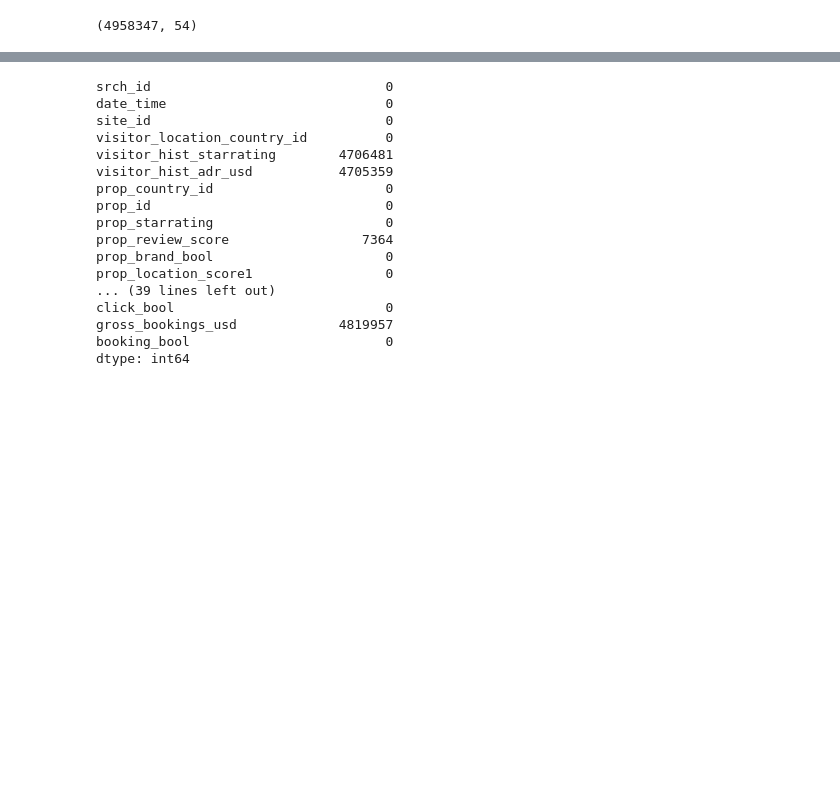
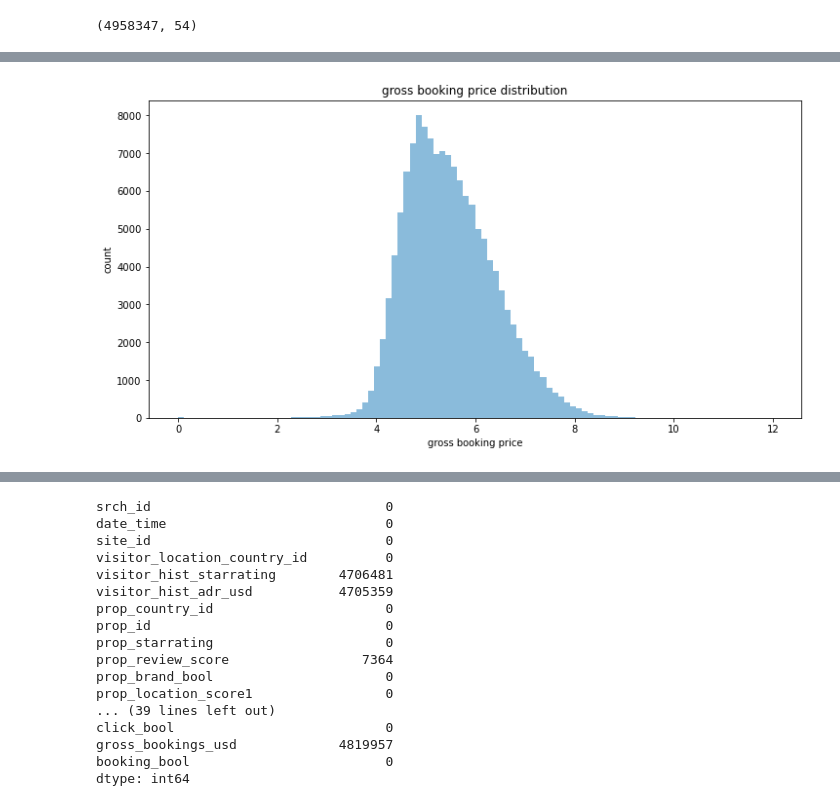
Before and after one commit to damla-jpg/data-mining-2, a Jupyter notebook: data_exploration.ipynb, the cells around one changed output, grey strips where cells are left out. Cells and saved outputs as stored; diff of their text form; code cells hidden in the pictures; blank space fills up the shorter version.

```diff
--- a/data_exploration.ipynb
+++ b/data_exploration.ipynb
@@ -24,0 +51,10 @@ train_df.shape
+# %%
+#put the gross booking price on a log scale
+plt.figure(figsize=(12,6))
+plt.hist(np.log(train_df['gross_bookings_usd']+1), bins=100, color=colors[0])
+plt.xlabel('gross booking price')
+plt.ylabel('count')
+plt.title('gross booking price distribution')
+plt.show()
+# %% [output]
+[figure, added]
```
Also changed, not shown: parts of 25 cells of this notebook, 1 other file.
